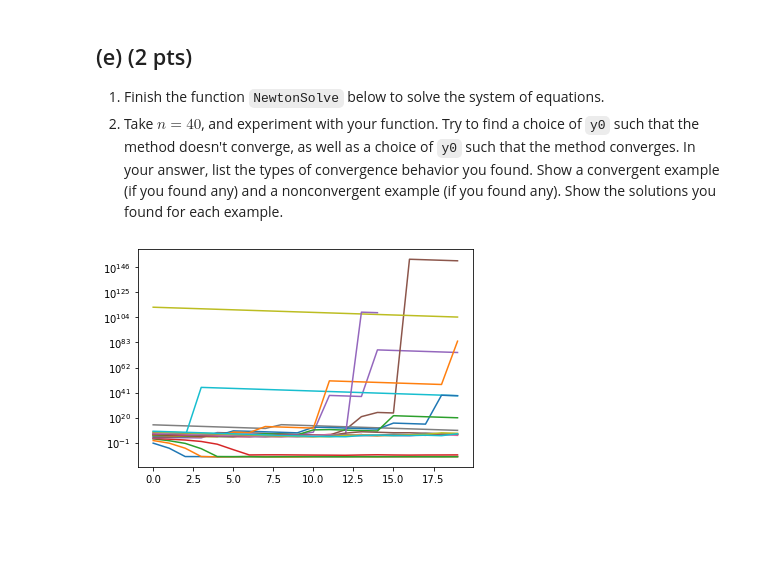
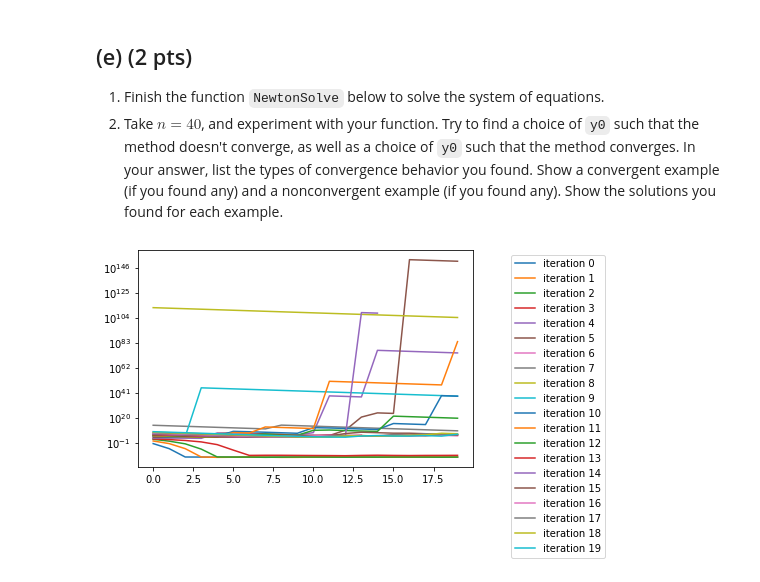
Before and after one commit to jygd-bit/NA_homework, a Jupyter notebook: hw4_2022.ipynb, the cells around one changed output. Cells and saved outputs as stored; diff of their text form; code cells hidden in the pictures; blank space fills up the shorter version.

Commit message:
convergence exercise

```diff
--- a/hw4_2022.ipynb
+++ b/hw4_2022.ipynb
@@ -143,13 +143,16 @@ def SecondDerMatrix(n):
     """
 
     h = 1 / (n + 1)
-    M = np.zeros((n,n))
+#     M = np.zeros((n,n))
 
     # compute values for diagonal and off-diagonals for accurate approximation second derivative y
-    off_diagonals = [1/(h**2)]*(n-1)
-    diagonal = [(-2)/(h**2)]*(n)
+    off_diagonal1 = [1]*(n-1)
+    off_diagonal2 = [1]*(n-1)
+    diagonal = [-2]*(n)
 
-    M = diags([off_diagonals, diagonal, off_diagonals], [-1,0,1])
+    diagonals = [off_diagonal1, diagonal, off_diagonal2]
+
+    M = diags(diagonals, [-1,0,1]) / (h**2)
 
     return M
 
@@ -162,9 +165,11 @@ print([1, 1, 1, 1, 1] @ SecondDerMatrix(5).toarray())
 Second-order central finite differences are exact for quadratic functions. In order to test your implementation, choose $n=10$ and apply the second derivative matrix from part (a) to a quadratic function $y(x)$ with $y(0) = y(1) = 0$ for which you know the second derivative $y''(x)$.
 # %%
 n = 10
+h = 1 / (n + 1)
 
 # create vector x with n steps
-x = np.linspace(0,1,n)
+x = np.arange(n)
+x = x*h
 print(f"x:\n{x}")
 
 # compute vector y with n steps according to vector x
@@ -176,7 +181,7 @@ M = SecondDerMatrix(n)
 print(f"matrix M:\n{M.toarray()}\n")
 
 # calculate second derivative of y
-y_2 = y.T*M
+y_2 = coo_matrix.dot(M,y)
 print(f"2nd derivative from function:\n{y_2}\n")
 # %% [output]
 x:
@@ -308,25 +313,38 @@ Text(0.5, 0, '')
 # %%
 # Subquestion 1.
 def NewtonSolve(y, K):
-    """ Use Newton's method to solve F(y) = 0 with initial guess y0 and K iterations. """
+    """
+    Use Newton's method to solve F(y) = 0 with initial guess y0 and K iterations.
+
+    Parameters:
+        - y (nd_array): vector y as initial guesses
+        - K (int): number of iterations
+
+    Returns:
+        - y (nd_array): vector y with final guess
+        - guesses (list): list of all guesses made
+
+    """
 
     guesses = []
 
     for _ in range(K):
         s = linalg.spsolve(JacobianF(y), - F(y))
         y = y + s
         guesses.append(y)
     return y, guesses
 
 for x in range(20):
 
     y = np.array([x] * 40)
     guess, guesses = NewtonSolve(y, 20)
 
     converge = [np.linalg.norm(F(guess)) for guess in guesses]
 
-    plt.semilogy(converge)
+    plt.semilogy(converge, label = f"iteration {x}")
+plt.legend(bbox_to_anchor=(1.1,1.))
+plt.show()
 # %% [output]
-[figure, old version]
+[figure, new version]
 # %%
 # Subquestion 2, code part
```
Also changed, not shown: parts of 5 cells of this notebook.
